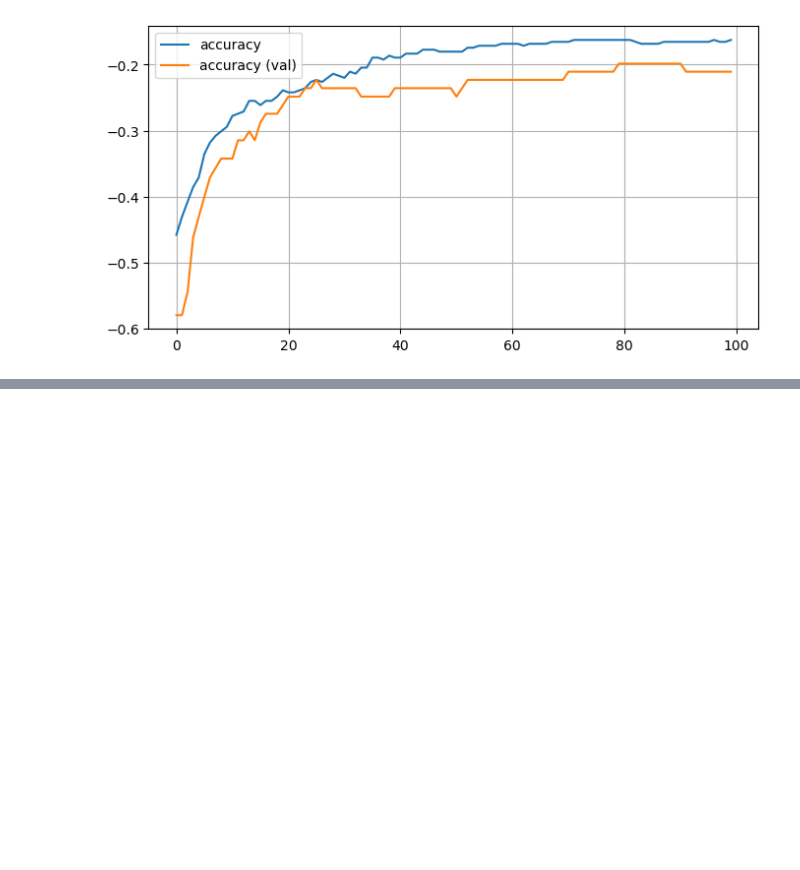
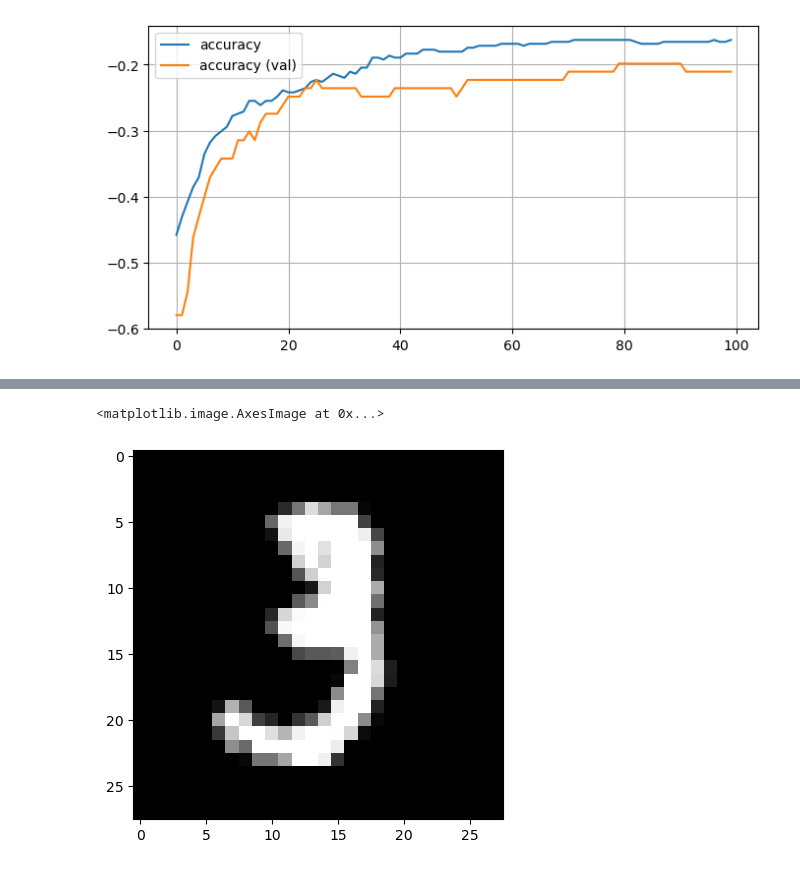
Before and after one commit to DeVerMyst/DEVIA2023, a Jupyter notebook: K_KERAS/livecoding.ipynb, the cells around one changed output, grey strips where cells are left out. Saved outputs shown, nothing was run; the diff lists cells and outputs as text; code cells hidden in the pictures; blank space fills up the shorter version.

```diff
--- a/K_KERAS/livecoding.ipynb
+++ b/K_KERAS/livecoding.ipynb
@@ -187,0 +345,27 @@ plt.legend()
+# %%
+from tensorflow.keras.layers import Conv2D, MaxPool2D
+from tensorflow.keras.utils import to_categorical
+
+(x_tra, y_tra), (x_tes, y_tes) = mnist.load_data()
+y_train = to_categorical(y_tra)
+y_test = to_categorical(y_tes)
+
+x_train = np.expand_dims(x_tra,axis=-1).astype("float32")/255.0
+x_test = np.expand_dims(x_tes,axis=-1).astype("float32")/255.0
+
+modelconv = Sequential()
+
+modelconv.add(Conv2D(filters=32, padding="same", kernel_size=(3,3), activation="relu", input_shape=(28,28,1)))
+modelconv.add(MaxPool2D(pool_size=(2,2)))
+
+modelconv.add(Conv2D(filters=12, padding="same", kernel_size=(3,3), activation="relu"))
+modelconv.add(MaxPool2D(pool_size=(2,2)))
+
+modelconv.add(Flatten())
+modelconv.add(Dense(units=10, activation="relu"))
+modelconv.add(Dense(units=10, activation="softmax"))
+
+# compile
+modelconv.compile(optimizer="adam", loss="categorical_crossentropy", metrics="accuracy")
+
+modelconv.summary()
@@ -187,0 +431,12 @@ plt.legend()
+# %%
+from tensorflow.keras.models import Model
+
+
+
+n = 10
+x_t = x_train[n,:,:,:]
+
+plt.imshow(x_t,cmap="gray")
+# %% [output]
+<matplotlib.image.AxesImage at 0x...>
+[figure, added]
```
Also changed, not shown: parts of 15 cells of this notebook.
